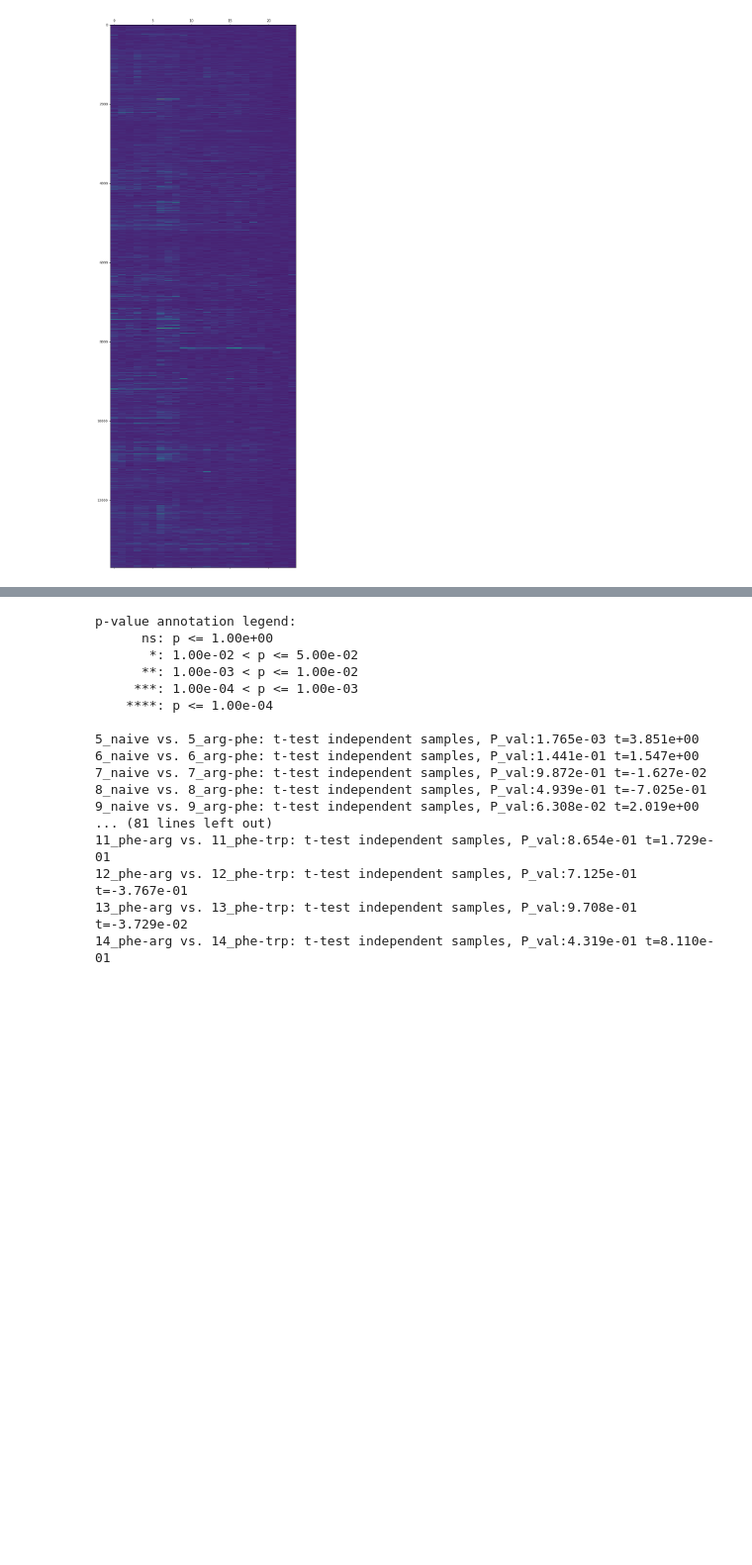
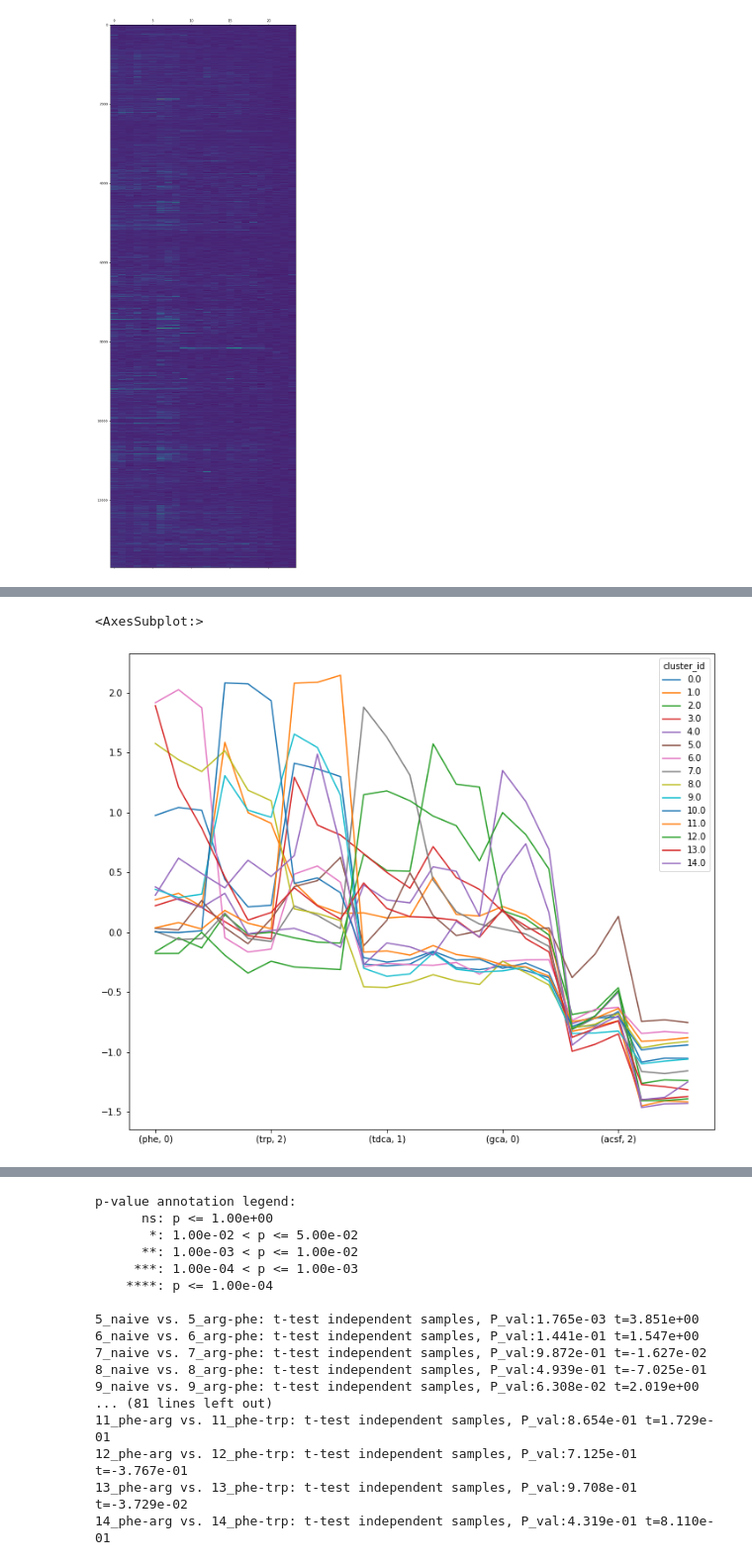
Before and after one commit to aloejhb/catrace, a Jupyter notebook: notebooks/tuning_curve_normalized.ipynb, the cells around one changed output, grey strips where cells are left out. Shown at 99% size. Cells and saved outputs as stored; diff of their text form; code cells hidden in the pictures; blank space fills up the shorter version.

```diff
--- a/notebooks/tuning_curve_normalized.ipynb
+++ b/notebooks/tuning_curve_normalized.ipynb
@@ -217,8 +217,8 @@ Dp
 |  | 2 | -0.039621 | 0.006412 | -0.098490 | -0.204592 | 0.037356 | 0.062911 | 0.054804 | 0.077780 | -0.088795 | ... |
 24 rows × 15657 columns
 # %%
-# region = 'OB'
-# all_response = pd.read_pickle('../../results/JH_analysis/all_response_select_{}.pkl'.format(region))
+region = 'OB'
+all_response = pd.read_pickle('../../../results/JH_analysis/all_response_select_{}.pkl'.format(region))
 # %%
 fig, ax = plt.subplots(figsize=(10,30))
 ax.matshow(all_response.transpose(), aspect='auto')
@@ -249,3 +231,6 @@ from sklearn.cluster import KMeans, AgglomerativeClustering
 H = catscale.standard_scale(all_response)
 n_clusters=15
 agg_cluster = AgglomerativeClustering(n_clusters=n_clusters).fit(H.transpose())
+# %%
+importlib.reload(catclust)
+clustdf = catclust.get_cluster_df(H, agg_cluster)
@@ -251,0 +254,6 @@ agg_cluster = AgglomerativeClustering(n_clusters=n_clusters).fit(H.transpose())
+# %%
+fig, ax = plt.subplots(figsize=(12,10))
+clustdf.groupby('cluster_id').mean().transpose().plot(ax=ax)
+# %% [output]
+<AxesSubplot:>
+[figure, added]
```
Also changed, not shown: parts of 14 cells of this notebook, 2 other files.
